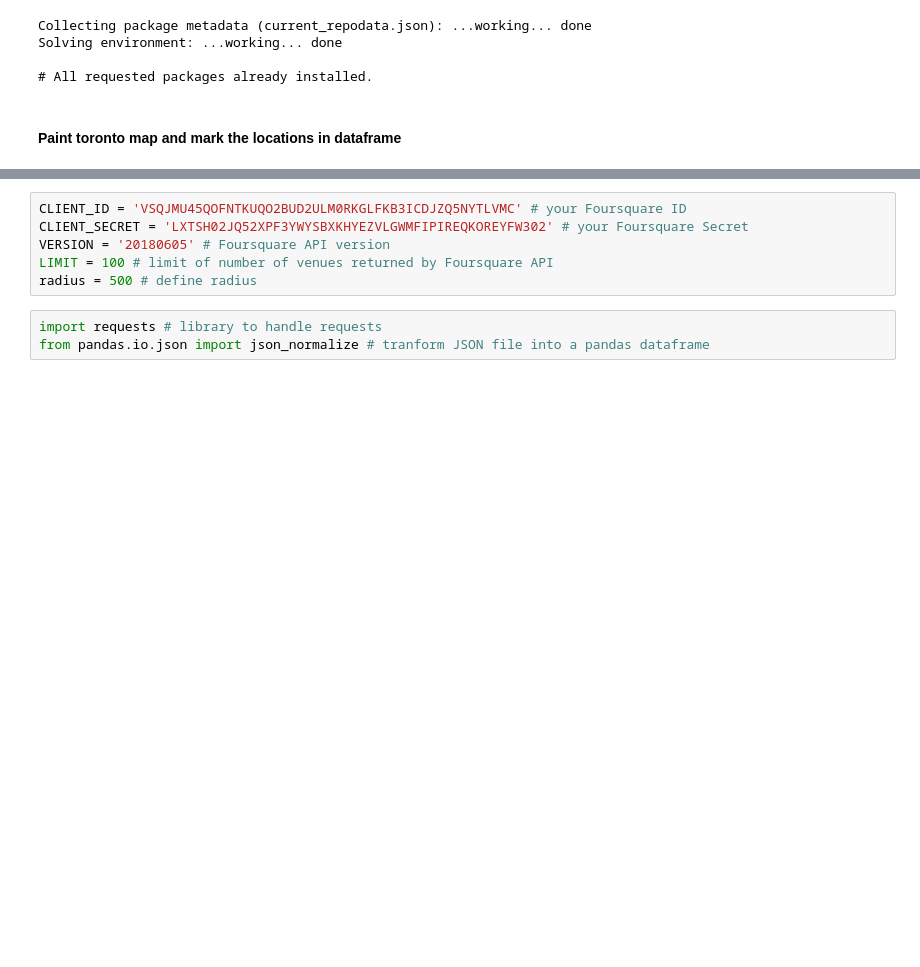
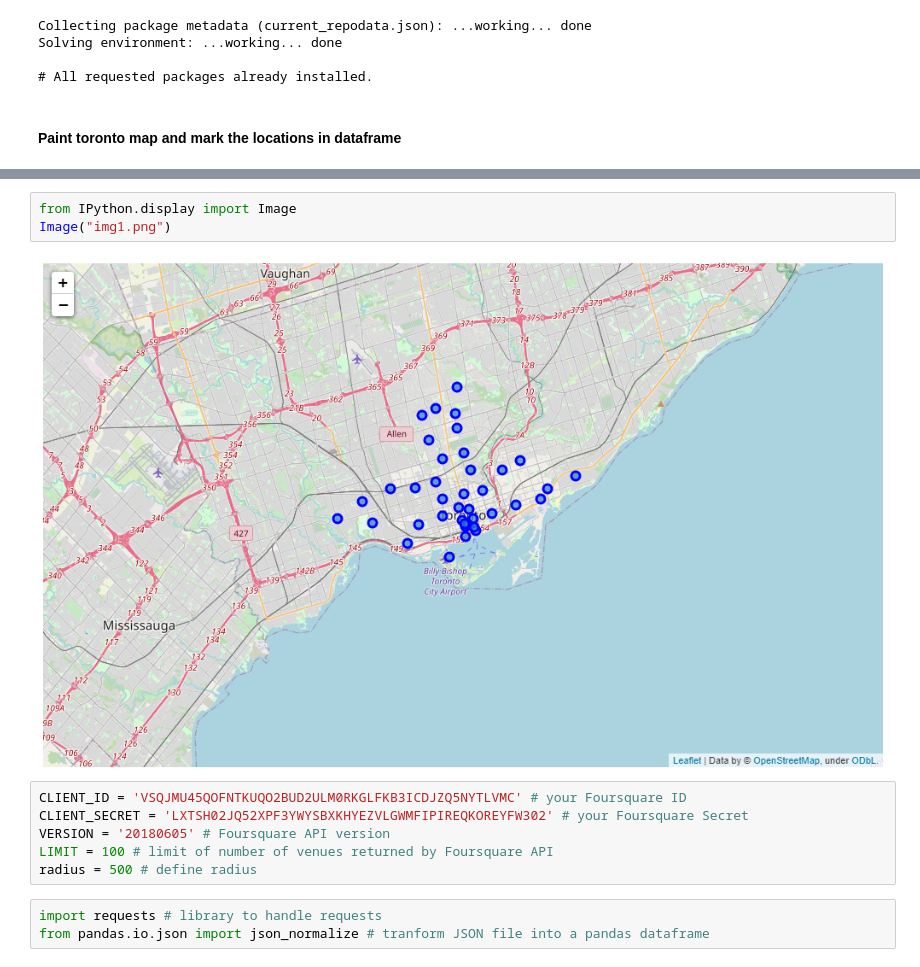
Before and after one commit to ocarhaci/capstone_project, a Jupyter notebook: capstone_week3.ipynb, the cells around one changed output, grey strips where cells are left out. Cells and saved outputs as stored; diff of their text form; blank space fills up the shorter version.

```diff
--- a/capstone_week3.ipynb
+++ b/capstone_week3.ipynb
@@ -179,6 +185,11 @@ for lat, lng, label in zip(toronto_data['Latitude'], toronto_data['Longitude'],
 map_toronto
 # %% [output]
 [interactive output not drawn]
+# %%
+from IPython.display import Image
+Image("img1.png")
+# %% [output]
+[figure, added]
 # %%
 CLIENT_ID = 'VSQJMU45QOFNTKUQO2BUD2ULM0RKGLFKB3ICDJZQ5NYTLVMC' # your Foursquare ID
 CLIENT_SECRET = 'LXTSH02JQ52XPF3YWYSBXKHYEZVLGWMFIPIREQKOREYFW302' # your Foursquare Secret
```
Also changed, not shown: parts of 5 cells of this notebook.
